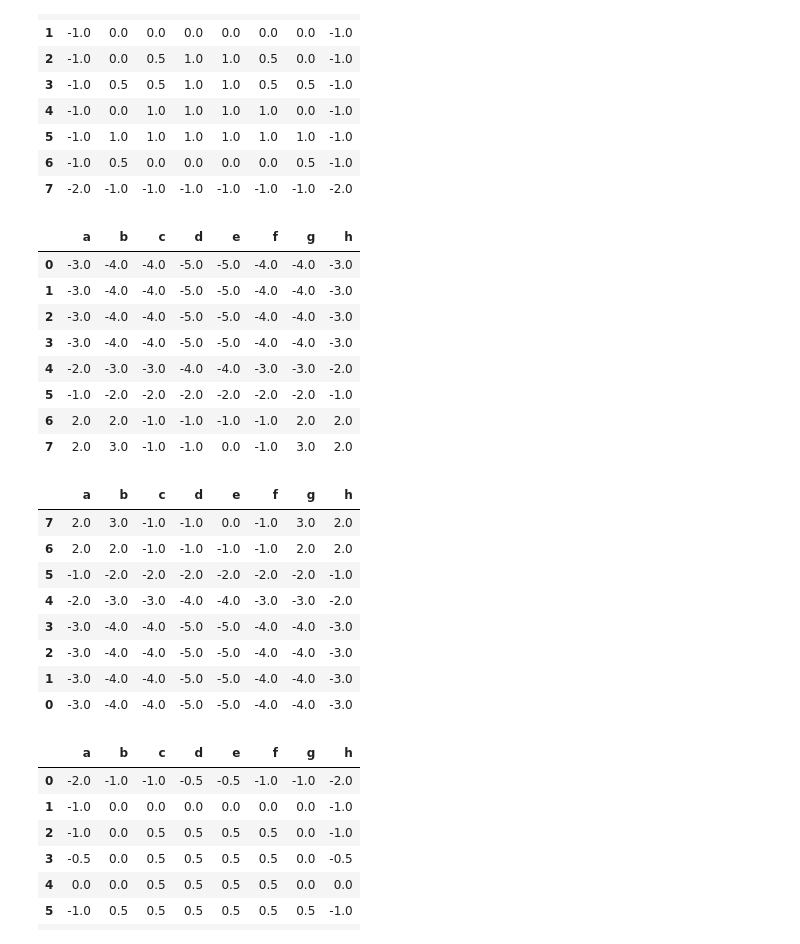
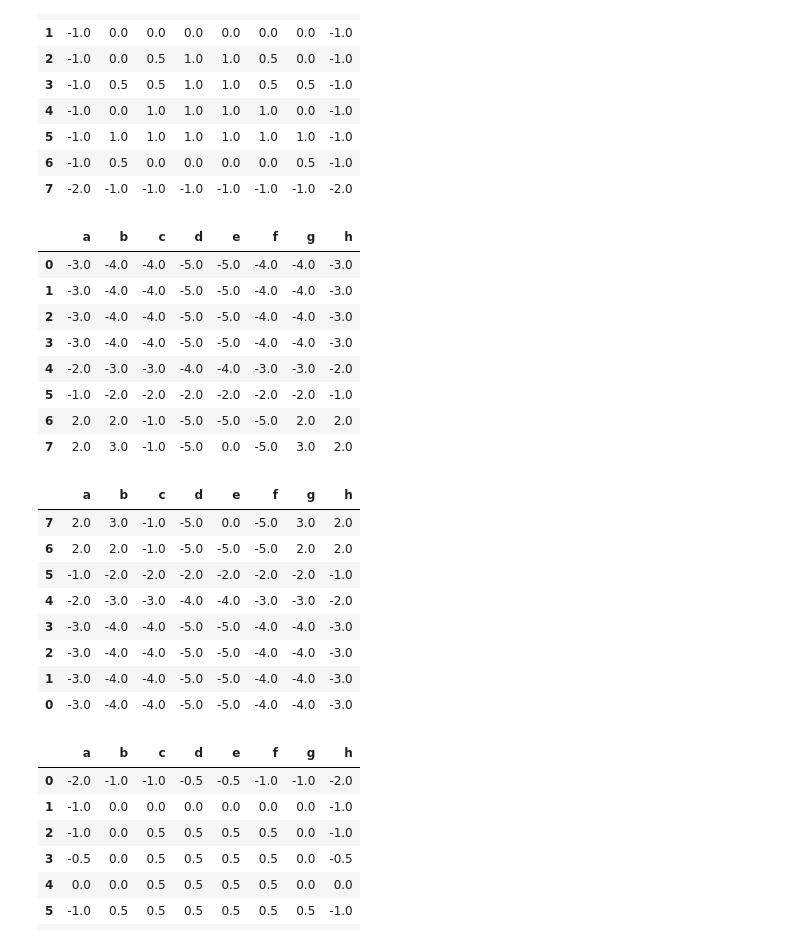
Before and after one commit to Rulowizard/Chess_Proyect_WebPage, a Jupyter notebook: chess_players.ipynb, the cells around one changed output. Drawn from its saved outputs; the diff is of its cells as text; code cells hidden in the pictures.

```diff
--- a/chess_players.ipynb
+++ b/chess_players.ipynb
@@ -74,28 +74,28 @@ wb_alfil
 # %%
 #definir las matrices para obtener el puntaje de las posición de destino del rey blanco
 
 w_rey = pd.DataFrame({"a":[-3.0,-3.0,-3.0,-3.0,-2.0,-1.0,02.0,02.0],
                       "b":[-4.0,-4.0,-4.0,-4.0,-3.0,-2.0,02.0,03.0],
                       "c":[-4.0,-4.0,-4.0,-4.0,-3.0,-2.0,-1.0,-1.0],
-                      "d":[-5.0,-5.0,-5.0,-5.0,-4.0,-2.0,-1.0,-1.0],
-                      "e":[-5.0,-5.0,-5.0,-5.0,-4.0,-2.0,-1.0,00.0],
-                      "f":[-4.0,-4.0,-4.0,-4.0,-3.0,-2.0,-1.0,-1.0],
+                      "d":[-5.0,-5.0,-5.0,-5.0,-4.0,-2.0,-5.0,-5.0],
+                      "e":[-5.0,-5.0,-5.0,-5.0,-4.0,-2.0,-5.0,00.0],
+                      "f":[-4.0,-4.0,-4.0,-4.0,-3.0,-2.0,-5.0,-5.0],
                       "g":[-4.0,-4.0,-4.0,-4.0,-3.0,-2.0,02.0,03.0],
                       "h":[-3.0,-3.0,-3.0,-3.0,-2.0,-1.0,02.0,02.0]})
 
 
 
 w_rey
 # %% [output]
 |  | a | b | c | d | e | f | g | h |
 | 0 | -3.0 | -4.0 | -4.0 | -5.0 | -5.0 | -4.0 | -4.0 | -3.0 |
 | 1 | -3.0 | -4.0 | -4.0 | -5.0 | -5.0 | -4.0 | -4.0 | -3.0 |
 | 2 | -3.0 | -4.0 | -4.0 | -5.0 | -5.0 | -4.0 | -4.0 | -3.0 |
 | 3 | -3.0 | -4.0 | -4.0 | -5.0 | -5.0 | -4.0 | -4.0 | -3.0 |
 | 4 | -2.0 | -3.0 | -3.0 | -4.0 | -4.0 | -3.0 | -3.0 | -2.0 |
 | 5 | -1.0 | -2.0 | -2.0 | -2.0 | -2.0 | -2.0 | -2.0 | -1.0 |
-| 6 | 2.0 | 2.0 | -1.0 | -1.0 | -1.0 | -1.0 | 2.0 | 2.0 |
-| 7 | 2.0 | 3.0 | -1.0 | -1.0 | 0.0 | -1.0 | 3.0 | 2.0 |
+| 6 | 2.0 | 2.0 | -1.0 | -5.0 | -5.0 | -5.0 | 2.0 | 2.0 |
+| 7 | 2.0 | 3.0 | -1.0 | -5.0 | 0.0 | -5.0 | 3.0 | 2.0 |
 # %%
 #La matriz del rey negro es inversa del rey blanco
 b_rey = w_rey.iloc[::-1]
@@ -103,8 +103,8 @@ b_rey = w_rey.iloc[::-1]
 b_rey
 # %% [output]
 |  | a | b | c | d | e | f | g | h |
-| 7 | 2.0 | 3.0 | -1.0 | -1.0 | 0.0 | -1.0 | 3.0 | 2.0 |
-| 6 | 2.0 | 2.0 | -1.0 | -1.0 | -1.0 | -1.0 | 2.0 | 2.0 |
+| 7 | 2.0 | 3.0 | -1.0 | -5.0 | 0.0 | -5.0 | 3.0 | 2.0 |
+| 6 | 2.0 | 2.0 | -1.0 | -5.0 | -5.0 | -5.0 | 2.0 | 2.0 |
 | 5 | -1.0 | -2.0 | -2.0 | -2.0 | -2.0 | -2.0 | -2.0 | -1.0 |
 | 4 | -2.0 | -3.0 | -3.0 | -4.0 | -4.0 | -3.0 | -3.0 | -2.0 |
 | 3 | -3.0 | -4.0 | -4.0 | -5.0 | -5.0 | -4.0 | -4.0 | -3.0 |
```
Also changed, not shown: parts of 12 cells of this notebook, 2 other files.
